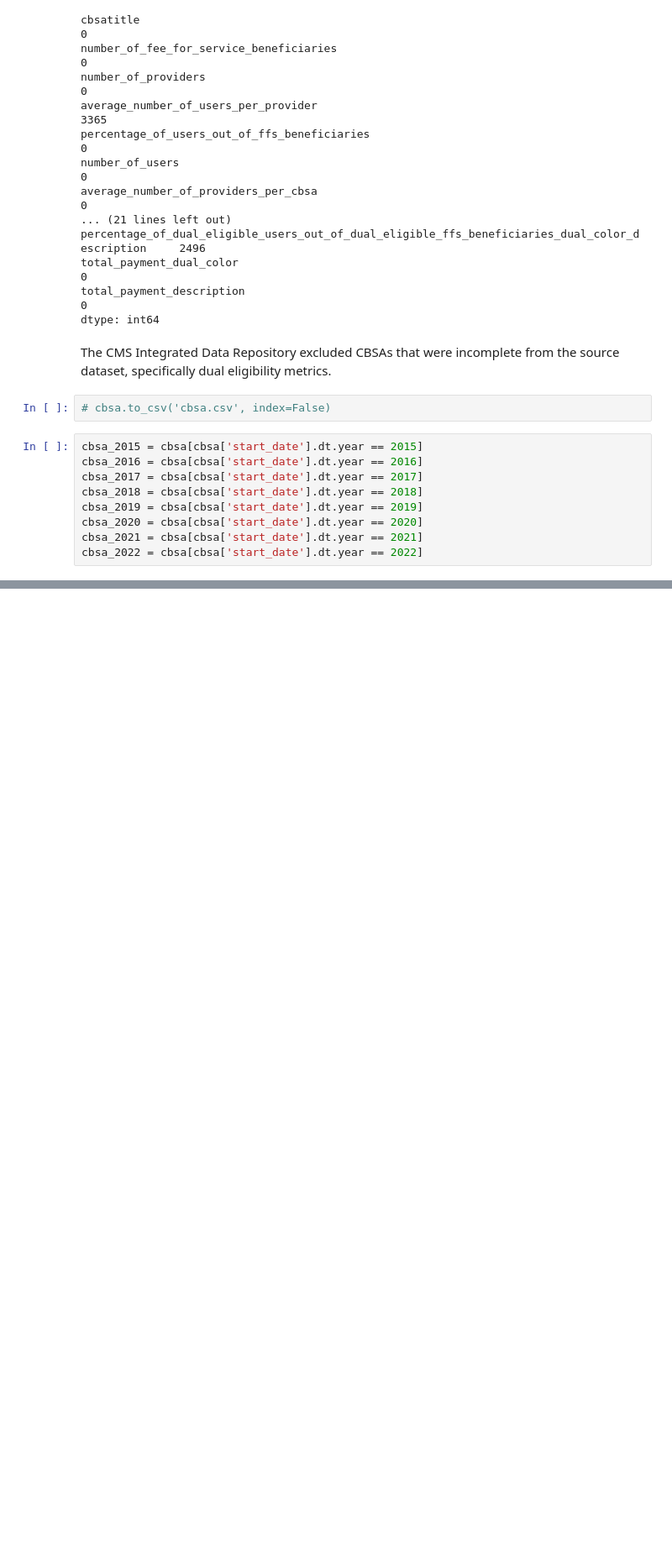
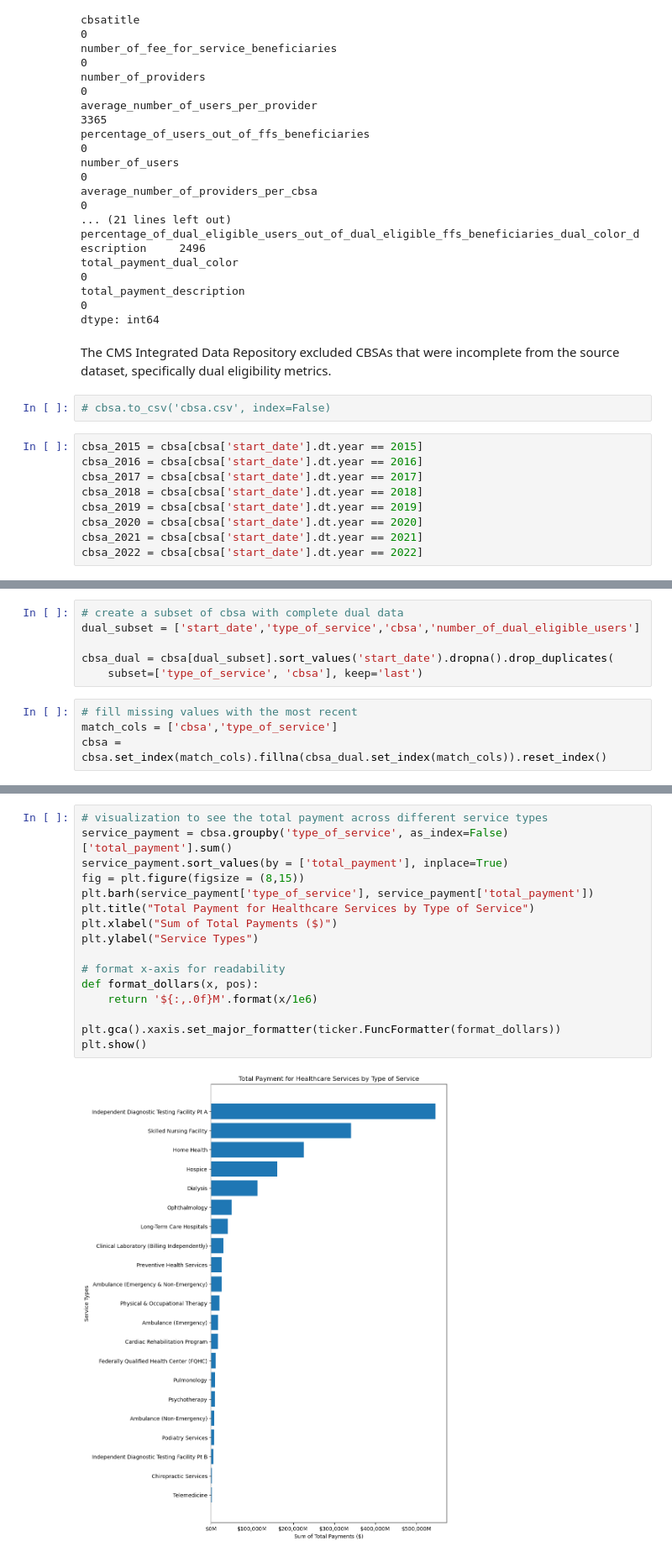
Before and after one commit to renaqd/team7-ADS502, a Jupyter notebook: team7-Final.ipynb, the cells around one changed output, grey strips where cells are left out. Shown at 84% size. Cells and saved outputs as stored; diff of their text form; blank space fills up the shorter version.

Commit message:
Added first visualization

```diff
--- a/team7-Final.ipynb
+++ b/team7-Final.ipynb
@@ -244,0 +285,10 @@ cbsa_2022 = cbsa[cbsa['start_date'].dt.year == 2022]
+# %%
+# create a subset of cbsa with complete dual data
+dual_subset = ['start_date','type_of_service','cbsa','number_of_dual_eligible_users']
+
+cbsa_dual = cbsa[dual_subset].sort_values('start_date').dropna().drop_duplicates(
+    subset=['type_of_service', 'cbsa'], keep='last')
+# %%
+# fill missing values with the most recent
+match_cols = ['cbsa','type_of_service']
+cbsa = cbsa.set_index(match_cols).fillna(cbsa_dual.set_index(match_cols)).reset_index()
@@ -244,0 +315,18 @@ cbsa_2022 = cbsa[cbsa['start_date'].dt.year == 2022]
+# %%
+# visualization to see the total payment across different service types
+service_payment = cbsa.groupby('type_of_service', as_index=False)['total_payment'].sum()
+service_payment.sort_values(by = ['total_payment'], inplace=True)
+fig = plt.figure(figsize = (8,15))
+plt.barh(service_payment['type_of_service'], service_payment['total_payment'])
+plt.title("Total Payment for Healthcare Services by Type of Service")
+plt.xlabel("Sum of Total Payments ($)")
+plt.ylabel("Service Types")
+
+# format x-axis for readability
+def format_dollars(x, pos):
+    return '${:,.0f}M'.format(x/1e6)
+
+plt.gca().xaxis.set_major_formatter(ticker.FuncFormatter(format_dollars))
+plt.show()
+# %% [output]
+[figure, added]
```
Also changed, not shown: parts of 5 cells of this notebook.
